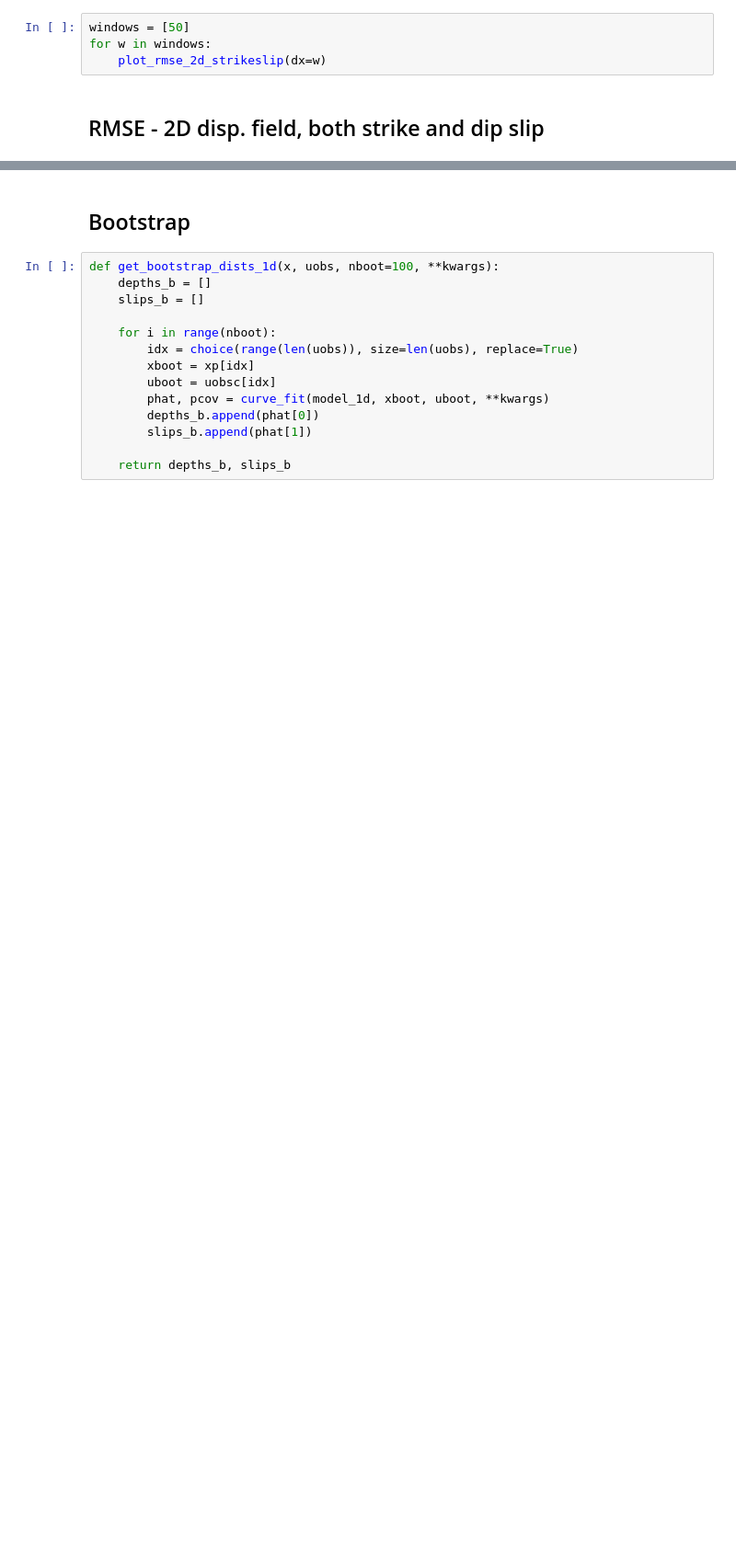
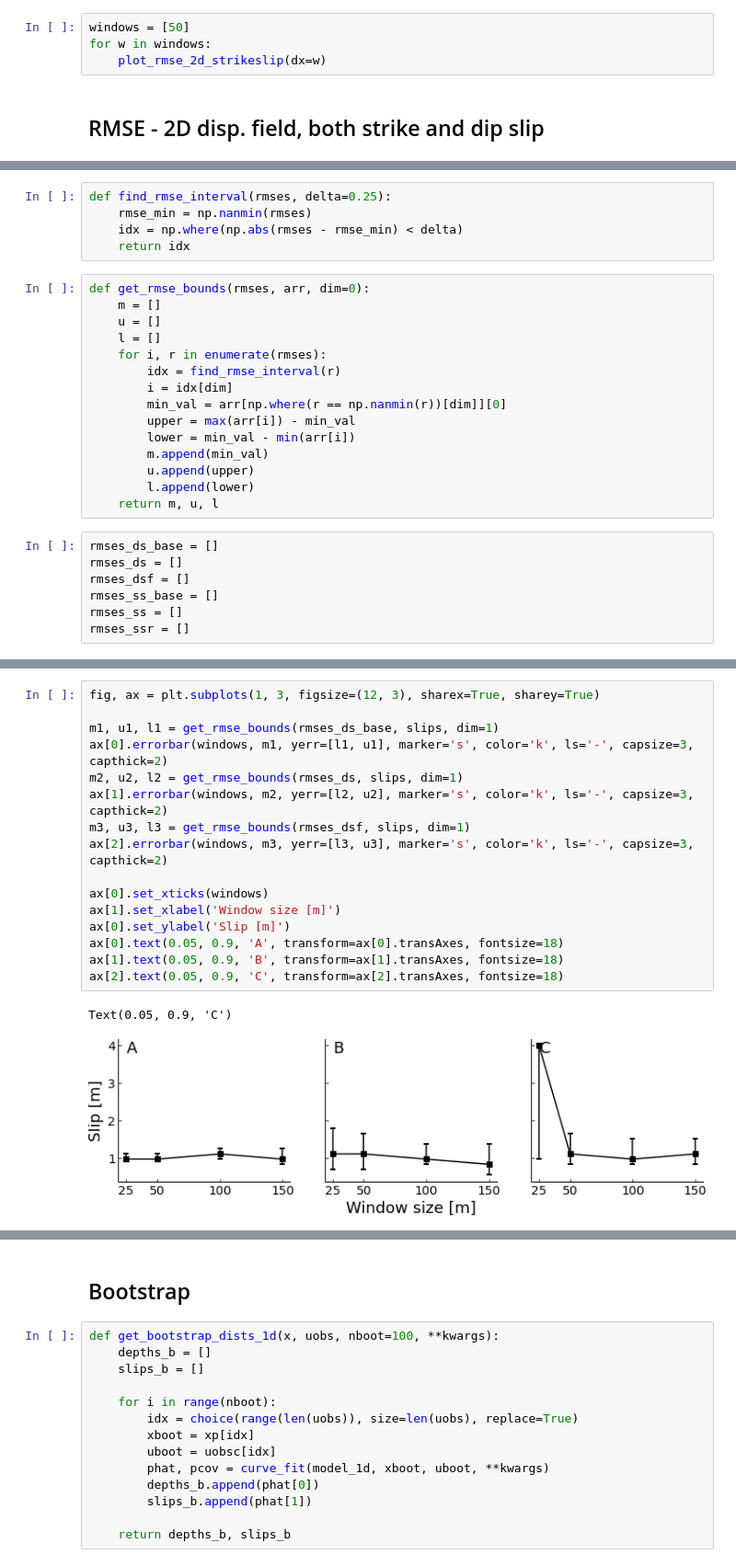
Before and after one commit to stgl/PointCloudDislocation, a Jupyter notebook: model-fitting.ipynb, the cells around one changed output, grey strips where cells are left out. Shown at 92% size. Drawn from its saved outputs; the diff is of its cells as text; blank space fills up the shorter version.

```diff
--- a/model-fitting.ipynb
+++ b/model-fitting.ipynb
@@ -887,0 +885,27 @@ plt.legend()
+# %%
+def find_rmse_interval(rmses, delta=0.25):
+    rmse_min = np.nanmin(rmses)
+    idx = np.where(np.abs(rmses - rmse_min) < delta)
+    return idx
+# %%
+def get_rmse_bounds(rmses, arr, dim=0):
+    m = []
+    u = []
+    l = []
+    for i, r in enumerate(rmses):
+        idx = find_rmse_interval(r)
+        i = idx[dim]
+        min_val = arr[np.where(r == np.nanmin(r))[dim]][0]
+        upper = max(arr[i]) - min_val
+        lower = min_val - min(arr[i])
+        m.append(min_val)
+        u.append(upper)
+        l.append(lower)
+    return m, u, l
+# %%
+rmses_ds_base = []
+rmses_ds = []
+rmses_dsf = []
+rmses_ss_base = []
+rmses_ss = []
+rmses_ssr = []
@@ -887,0 +990,19 @@ plt.legend()
+# %%
+fig, ax = plt.subplots(1, 3, figsize=(12, 3), sharex=True, sharey=True)
+
+m1, u1, l1 = get_rmse_bounds(rmses_ds_base, slips, dim=1)
+ax[0].errorbar(windows, m1, yerr=[l1, u1], marker='s', color='k', ls='-', capsize=3, capthick=2)
+m2, u2, l2 = get_rmse_bounds(rmses_ds, slips, dim=1)
+ax[1].errorbar(windows, m2, yerr=[l2, u2], marker='s', color='k', ls='-', capsize=3, capthick=2)
+m3, u3, l3 = get_rmse_bounds(rmses_dsf, slips, dim=1)
+ax[2].errorbar(windows, m3, yerr=[l3, u3], marker='s', color='k', ls='-', capsize=3, capthick=2)
+
+ax[0].set_xticks(windows)
+ax[1].set_xlabel('Window size [m]')
+ax[0].set_ylabel('Slip [m]')
+ax[0].text(0.05, 0.9, 'A', transform=ax[0].transAxes, fontsize=18)
+ax[1].text(0.05, 0.9, 'B', transform=ax[1].transAxes, fontsize=18)
+ax[2].text(0.05, 0.9, 'C', transform=ax[2].transAxes, fontsize=18)
+# %% [output]
+Text(0.05, 0.9, 'C')
+[figure, added]
```
Also changed, not shown: parts of 35 cells of this notebook, 1 other file.
